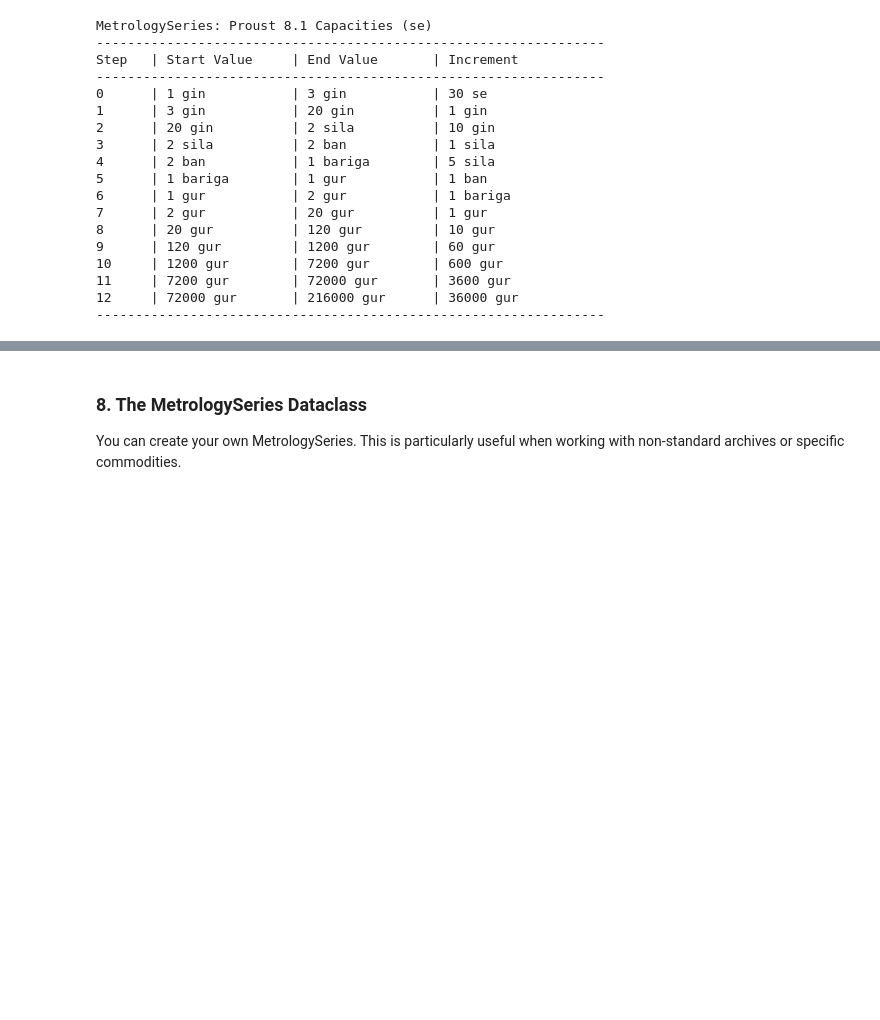
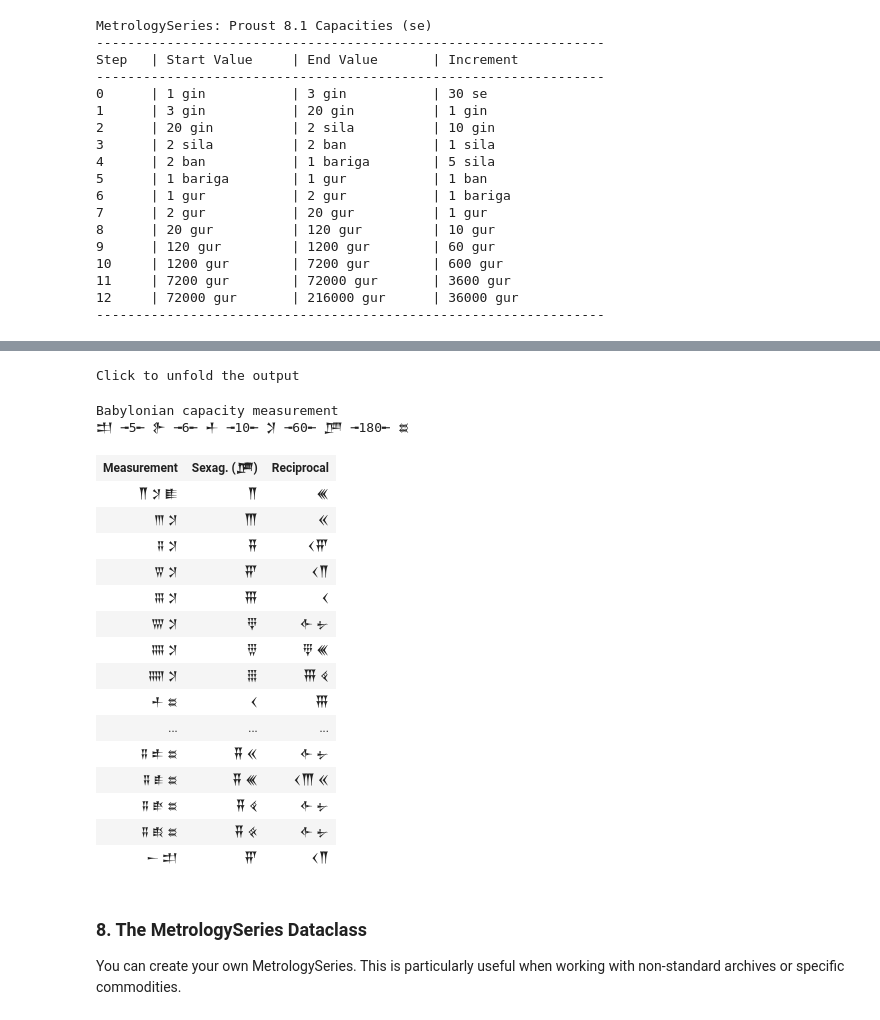
Before and after one commit to jccsvq/mesomath-nb, a Jupyter notebook: notebooks/metrolist.ipynb, the cells around one changed output, grey strips where cells are left out. Saved outputs shown, nothing was run; the diff lists cells and outputs as text; code cells hidden in the pictures; blank space fills up the shorter version.

```diff
--- a/notebooks/metrolist.ipynb
+++ b/notebooks/metrolist.ipynb
@@ -267,3 +280,32 @@ gur <-5- bariga <-6- ban <-10- sila <-60- gin <-180- se
+# %%
+# Generate the complete standard Nippur series for Capacity. Cuneiform.
+# Using the preset directly in metrolist
+a,b,c = C81.select(3,5)
+caption = bc.title + "<br>" + " ".join(bc.scheme(cuneiform=True))
+
+bc.metronotebook(a, b, c, cuneiform=True, subst="ziz2", incipit=True,
+                 verbose=True, details=True, caption=caption
+                )
+# %% [output]
+Click to unfold the output
+Babylonian capacity measurement
+𒄥 ╼5╾ 𒉿 ╼6╾ 𒑏 ╼10╾ 𒋡 ╼60╾ 𒂆 ╼180╾ 𒊺
+| Measurement | Sexag. (𒂆) | Reciprocal |
+| 𒐖 𒋡 𒀾 | 𒐖 | 𒌍 |
+| 𒐈 𒋡 | 𒐗 | 𒎙 |
+| 𒐉 𒋡 | 𒐘 | 𒌋𒐙 |
+| 𒐊 𒋡 | 𒐙 | 𒌋𒐖 |
+| 𒐋 𒋡 | 𒐚 | 𒌋 |
+| 𒐌 𒋡 | 𒑂 | 𒅆 𒉡 |
+| 𒐍 𒋡 | 𒑄 | 𒑂 𒌍 |
+| 𒐎 𒋡 | 𒑆 | 𒐚 𒑩 |
+| 𒑏 𒊺 | 𒌋 | 𒐚 |
+| ... | ... | ... |
+| 𒐉 𒑐 𒊺 | 𒐘 𒎙 | 𒅆 𒉡 |
+| 𒐉 𒑑 𒊺 | 𒐘 𒌍 | 𒌋𒐗 𒎙 |
+| 𒐉 𒑒 𒊺 | 𒐘 𒑩 | 𒅆 𒉡 |
+| 𒐉 𒑔 𒊺 | 𒐘 𒑪 | 𒅆 𒉡 |
+| 𒀸 𒄥 | 𒐙 | 𒌋𒐖 |
 # %% [markdown]
 ### 8. The MetrologySeries Dataclass
 
```
Also changed, not shown: parts of 6 cells of this notebook, 7 other files.
